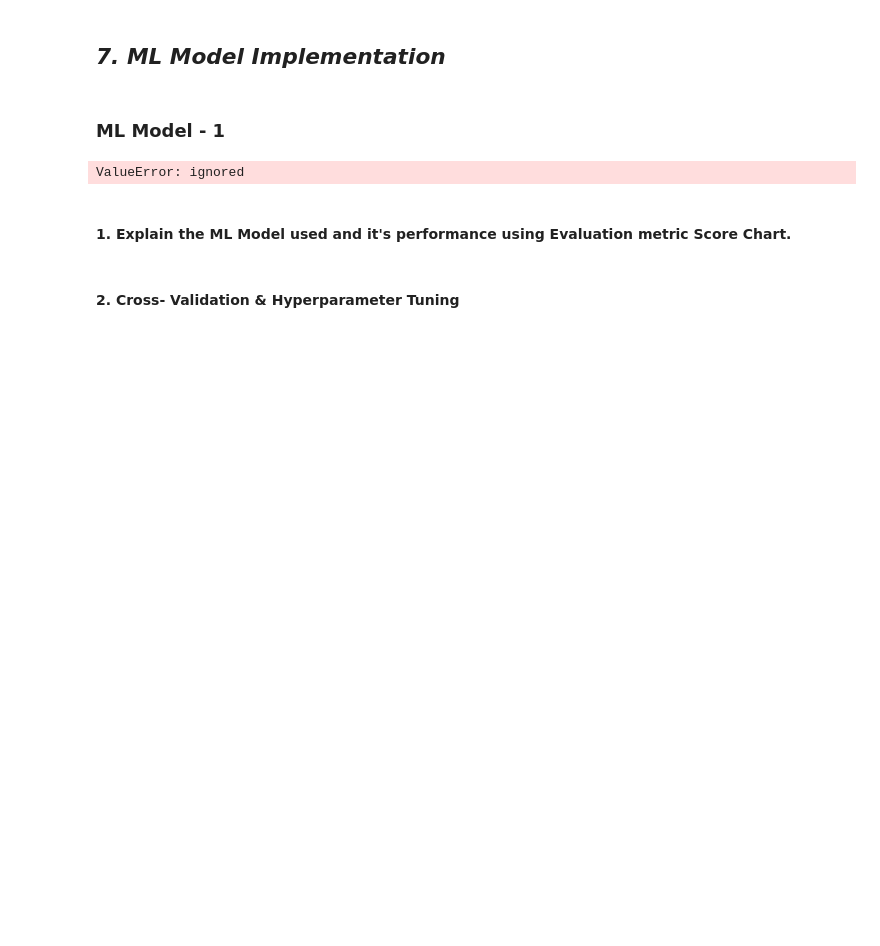
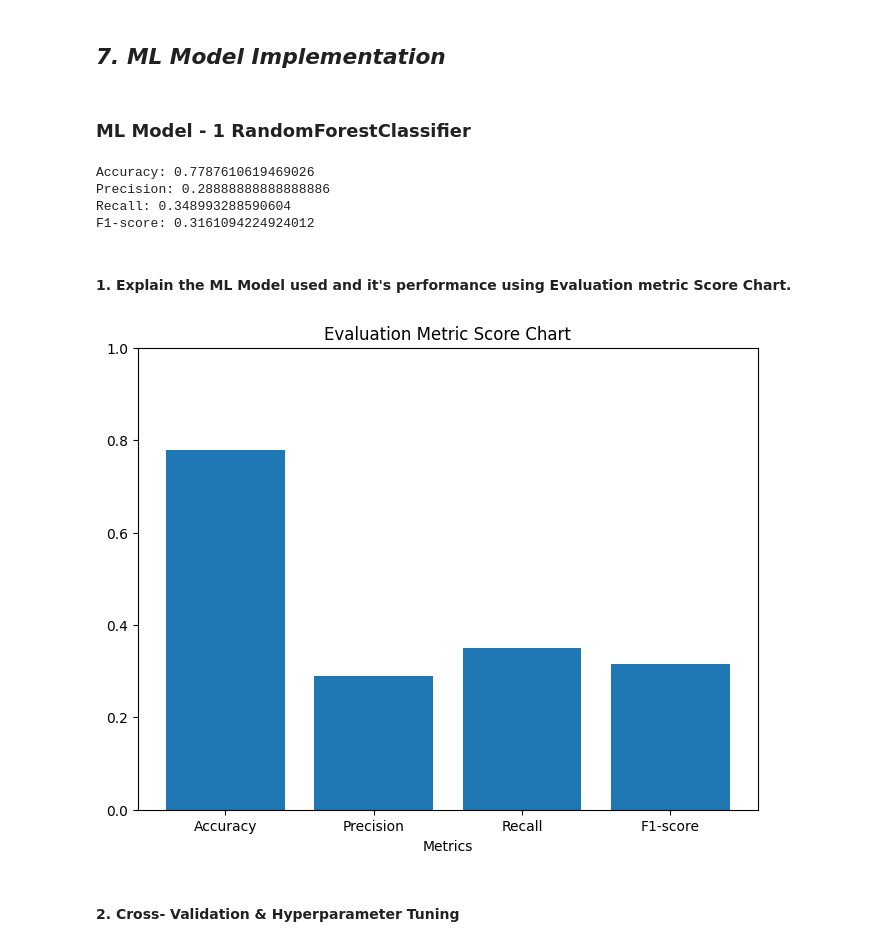
Before and after one commit to fadakenitin/Classification_Capstone_Project, a Jupyter notebook: Cardiovascular_Risk_Prediction.ipynb, the cells around one changed output. Drawn from its saved outputs; the diff is of its cells as text; code cells hidden in the pictures; blank space fills up the shorter version.

```diff
--- a/Cardiovascular_Risk_Prediction.ipynb
+++ b/Cardiovascular_Risk_Prediction.ipynb
@@ -1275,12 +1400,12 @@ data.head()
 # %%
 #importing package
 from sklearn.preprocessing import MinMaxScaler
-# %%
-# Scaling your data
-mms=MinMaxScaler()
-
-x_train=mms.fit_transform(x_train)
-x_test=mms.fit_transform(x_test)
+# %%
+from sklearn.preprocessing import StandardScaler
+
+scaler = StandardScaler()
+x_train = scaler.fit_transform(x_train)
+x_test = scaler.transform(x_test)
 # %%
 x_train
 # %% [output]
@@ -1351,4 +1476,4 @@ Answer Here.
 # %% [markdown]
 ## ***7. ML Model Implementation***
 # %% [markdown]
-### ML Model - 1
+### ML Model - 1 RandomForestClassifier
@@ -1358,7 +1480,5 @@ from sklearn.ensemble import RandomForestClassifier
 # %%
 # ML Model - 1 Implementation
-# ML Model - 1 Implementation
-from sklearn.metrics import classification_report
 from sklearn.ensemble import RandomForestClassifier
 from sklearn.metrics import accuracy_score, precision_score, recall_score, f1_score
 # Create and train the random forest classifier
@@ -1366,11 +1486,23 @@ model = RandomForestClassifier()
 model.fit(x_train, y_train)
 
 # Make predictions on the test set
-y_pred = model.predict(x_test)
+y_pred_rf = model.predict(x_test)
 
 # Evaluate the model's performance
-accuracy = accuracy_score(y_test, y_pred)
+accuracy = accuracy_score(y_test, y_pred_rf)
+precision = precision_score(y_test, y_pred_rf)
+recall = recall_score(y_test, y_pred_rf)
+f1 = f1_score(y_test, y_pred_rf)
+
+# Print the performance metrics
+print("Accuracy:", accuracy)
+print("Precision:", precision)
+print("Recall:", recall)
+print("F1-score:",f1)
 # %% [output]
-ValueError: ignored
+Accuracy: 0.7787610619469026
+Precision: 0.28888888888888886
+Recall: 0.348993288590604
+F1-score: 0.3161094224924012
 # %% [markdown]
 #### 1. Explain the ML Model used and it's performance using Evaluation metric Score Chart.
@@ -1379,2 +1509,18 @@ ValueError: ignored
+# %%
+# Visualizing evaluation Metric Score chart
+# Define the evaluation metric names and corresponding scores
+metric_names = ['Accuracy', 'Precision', 'Recall', 'F1-score']
+metric_scores = [accuracy, precision, recall, f1]
+
+# Plot the evaluation metric scores
+plt.figure(figsize=(8, 6))
+plt.bar(metric_names, metric_scores)
+plt.xlabel('Metrics')
+#plt.ylabel('Scores')
+plt.title('Evaluation Metric Score Chart')
+plt.ylim(0, 1)  # Set the y-axis limit to better visualize the scores
+plt.show()
+# %% [output]
+[figure, added]
 # %% [markdown]
 #### 2. Cross- Validation & Hyperparameter Tuning
```
Also changed, not shown: parts of 79 cells of this notebook.
